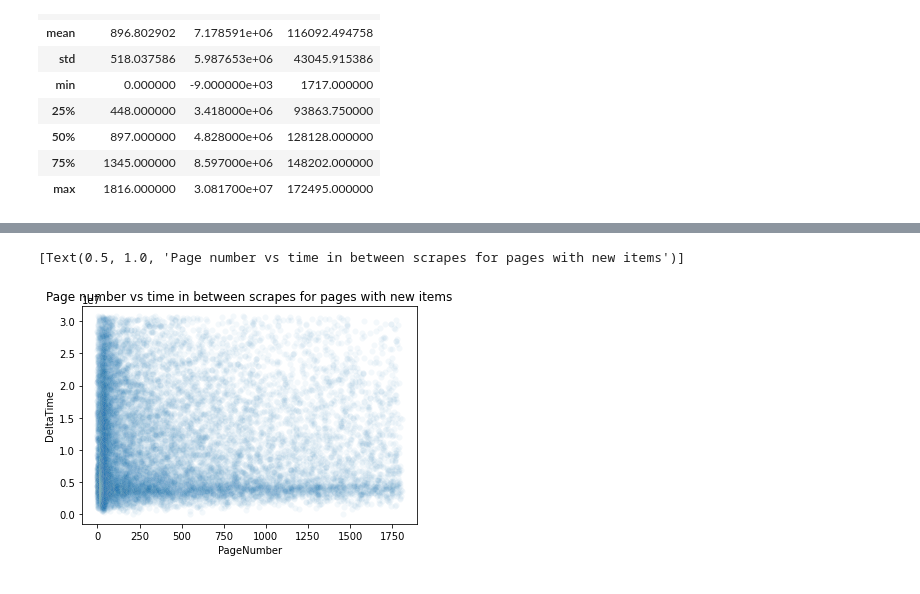
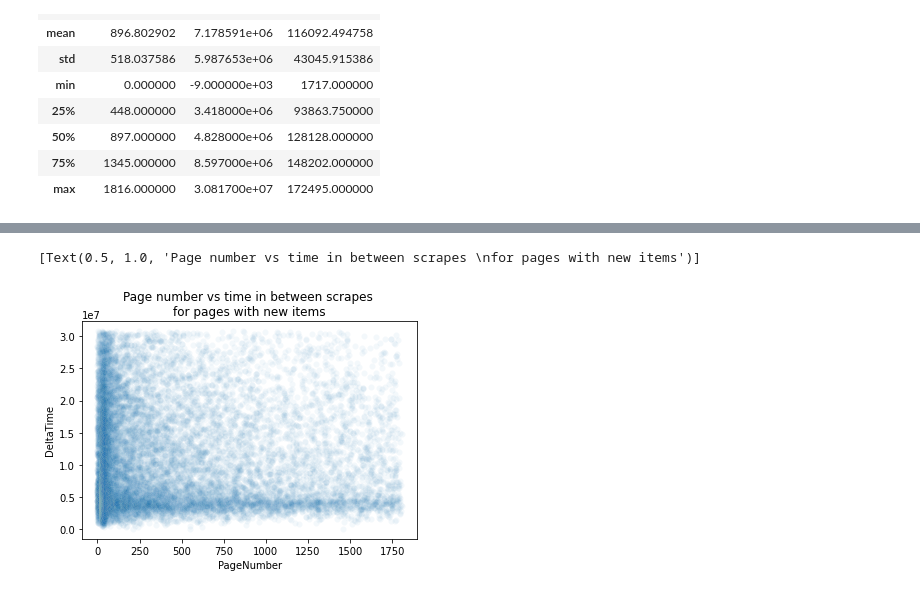
Before and after one commit to SlackJK/FatTrimmer, a Jupyter notebook: Python/anal/past_delta.ipynb, the cells around one changed output, grey strips where cells are left out. Saved outputs shown, nothing was run; the diff lists cells and outputs as text; code cells hidden in the pictures.

```diff
--- a/Python/anal/past_delta.ipynb
+++ b/Python/anal/past_delta.ipynb
@@ -80,11 +76,11 @@ sns.scatterplot(
 # %%
 # scrape time vs. how common that page was, new items only
 new_only = df[df.NewItems == True]
 sns.scatterplot(
     x=new_only["PageNumber"],
     y=new_only["DeltaTime"],
     alpha=0.05,
-).set(title="Page number vs time in between scrapes for pages with new items")
+).set(title="Page number vs time in between scrapes \nfor pages with new items")
 # %% [output]
-[Text(0.5, 1.0, 'Page number vs time in between scrapes for pages with new items')]
+[Text(0.5, 1.0, 'Page number vs time in between scrapes \nfor pages with new items')]
-[figure, old version]
+[figure, new version]
```
Also changed, not shown: parts of 2 cells of this notebook.
